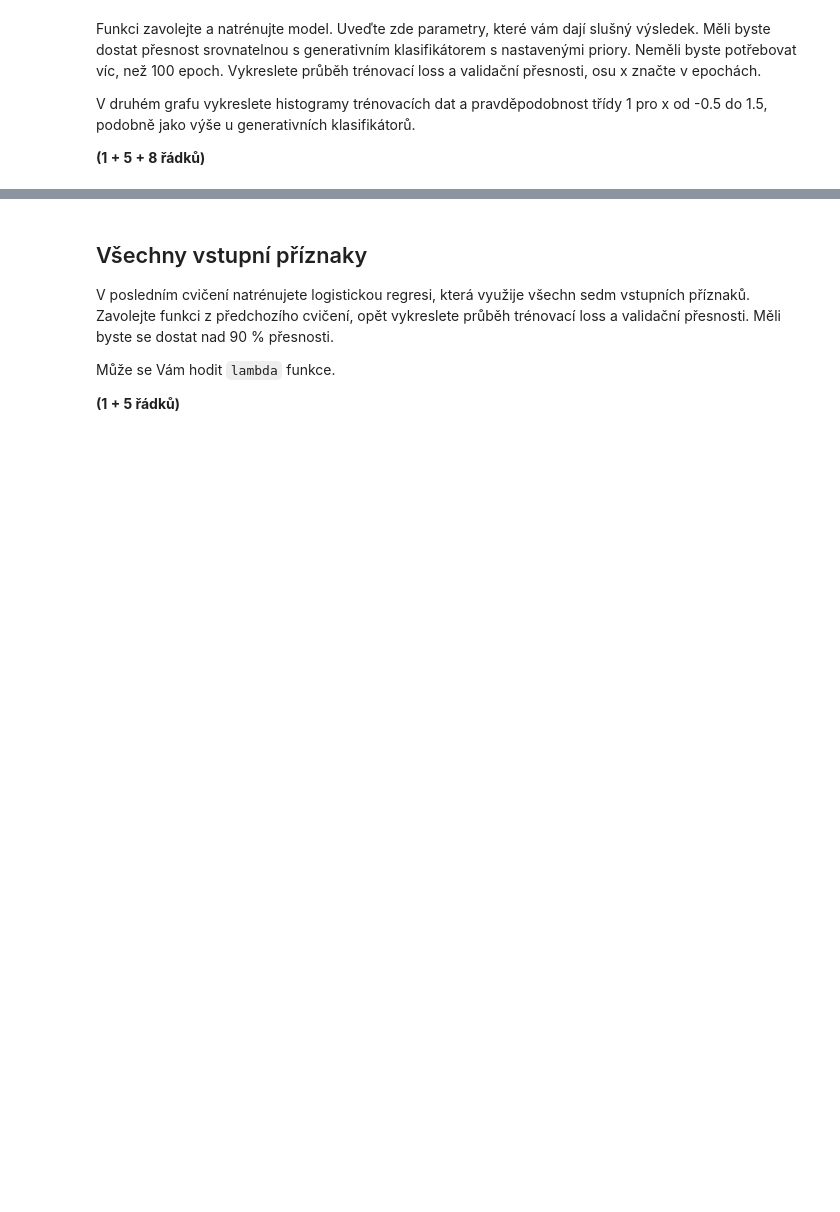
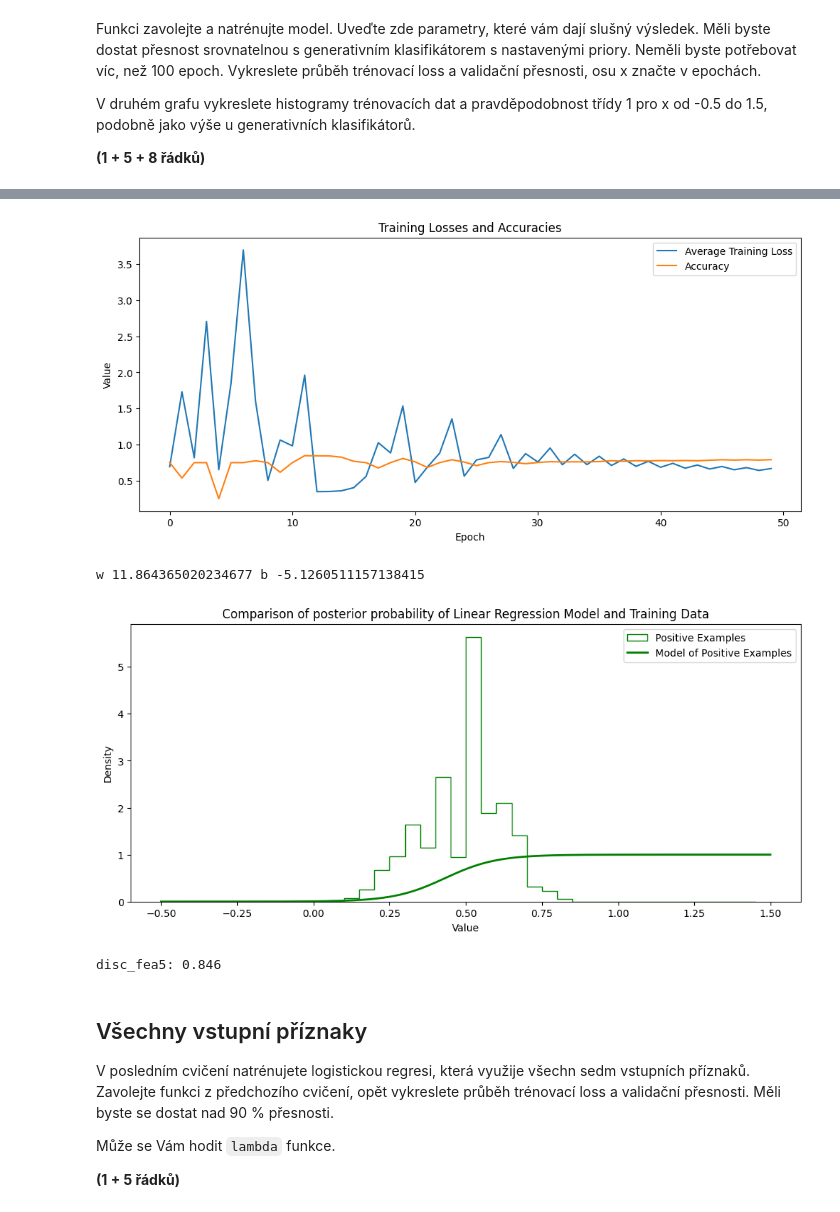
Before and after one commit to tobolikd/sui-2024, a Jupyter notebook: zadani.ipynb, the cells around one changed output, grey strips where cells are left out. Drawn from its saved outputs; the diff is of its cells as text; code cells hidden in the pictures; blank space fills up the shorter version.

Commit message:
feat: linear regression and comparison of models

```diff
--- a/zadani.ipynb
+++ b/zadani.ipynb
@@ -294,21 +291,22 @@ def train_logistic_regression(nb_epochs, lr, in_dim, fea_preprocessor):
     best_accuracy=0.0
 
     train_X = fea_preprocessor(train_dataset.xs)
-    train_t = train_dataset.targets
+    targets = train_dataset.targets
 
     for epoch in range(nb_epochs):
-        probs=model.prob_class_1(train_X)
-        loss=binary_cross_entropy(probs, train_t)
+        probs = model.prob_class_1(train_X)
+        probs = np.clip(probs, 1e-10, 1 - 1e-10) # prevent log(0) in cross entropy
+        loss = binary_cross_entropy(probs, targets)
         losses.append(loss)
 
-        error = probs - train_t
+        error = probs - targets
         model.w -= lr * ((1 / in_dim) * (train_X.T @ error))
         model.b -= lr * ((1 / in_dim) * np.sum(error))
 
-        accuracy=evaluate(model, fea_preprocessor(val_dataset.xs), val_dataset.targets)
+        accuracy = evaluate(model, fea_preprocessor(val_dataset.xs), val_dataset.targets)
         accuracies.append(accuracy)
         if(best_accuracy < accuracy):
-            best_accuracy=accuracy
+            best_accuracy = accuracy
             best_model = copy.deepcopy(model)
 
         print(f"Epoch {epoch + 1}/{nb_epochs} - Loss: {loss:.4f} - Val Accuracy: {accuracy:.4f}")
@@ -334,0 +325,32 @@ print('disc_fea5:', evaluate(disc_fea5, val_dataset.xs[:, FOI][:, np.newaxis], v
+# %%
+disc_fea5, losses, accuracies = train_logistic_regression(50, 0.003, 1, FeatureCutter(5))
+
+plt.figure(figsize=(12, 5))
+x_values: np.arange = np.arange(1, len(losses) + 1, 1)
+bins: np.arange = np.arange(-0.5, 1.5, 0.05)
+
+plt.plot(range(len(losses)), [loss / train_dataset.targets.size for loss in losses], label='Average Training Loss')
+plt.plot(range(len(accuracies)), accuracies, label='Accuracy')
+plt.xlabel('Epoch')
+plt.ylabel('Value')
+plt.title(f'Training Losses and Accuracies')
+plt.legend()
+plt.show()
+print('w', disc_fea5.w.item(), 'b', disc_fea5.b.item())
+
+
+plt.figure(figsize=(12, 5))
+x_values: np.ndarray = np.linspace(-0.5, 1.5, 500)
+bins: np.arange = np.arange(-0.5, 1.5, 0.05)
+
+plt.hist(train_dataset.pos[:, FOI], bins=bins, density=True, edgecolor='green', histtype='step', label=f'Positive Examples')
+plt.plot(x_values, disc_fea5.prob_class_1(x_values.reshape(-1, 1)), color='green', lw=2, label='Model of Positive Examples')
+
+plt.xlabel('Value')
+plt.ylabel('Density')
+plt.title(f'Comparison of posterior probability of Linear Regression Model and Training Data')
+plt.legend()
+plt.show()
+
+print('disc_fea5:', evaluate(disc_fea5, val_dataset.xs[:, FOI][:, np.newaxis], val_dataset.targets))
+# %% [output]
@@ -335,3 +374,7 @@ print('disc_fea5:', evaluate(disc_fea5, val_dataset.xs[:, FOI][:, np.newaxis], v
+[figure, added]
+w 11.864365020234677 b -5.1260511157138415
+[figure, added]
+disc_fea5: 0.846
 # %% [markdown]
 ## Všechny vstupní příznaky
 V posledním cvičení natrénujete logistickou regresi, která využije všechn sedm vstupních příznaků.
```
Also changed, not shown: parts of 6 cells of this notebook.
